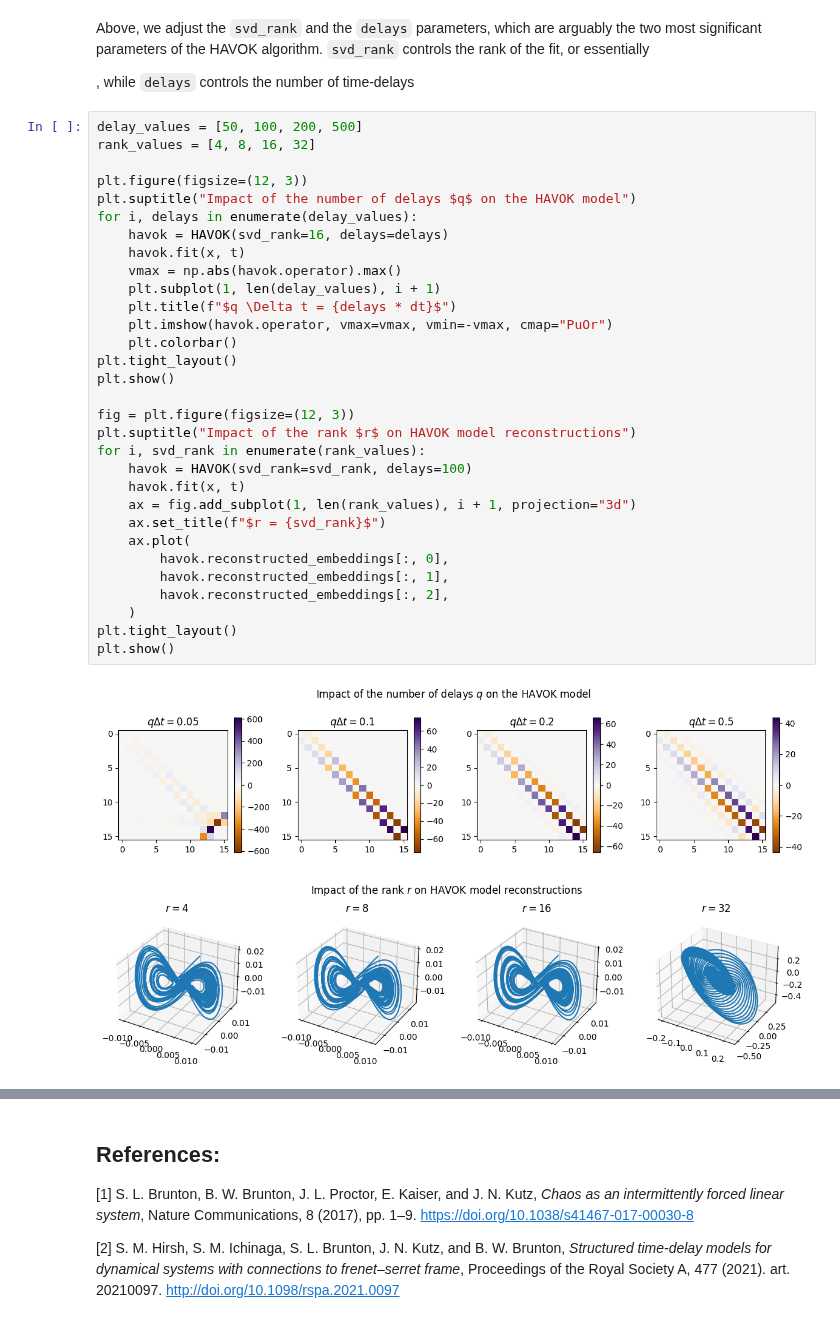
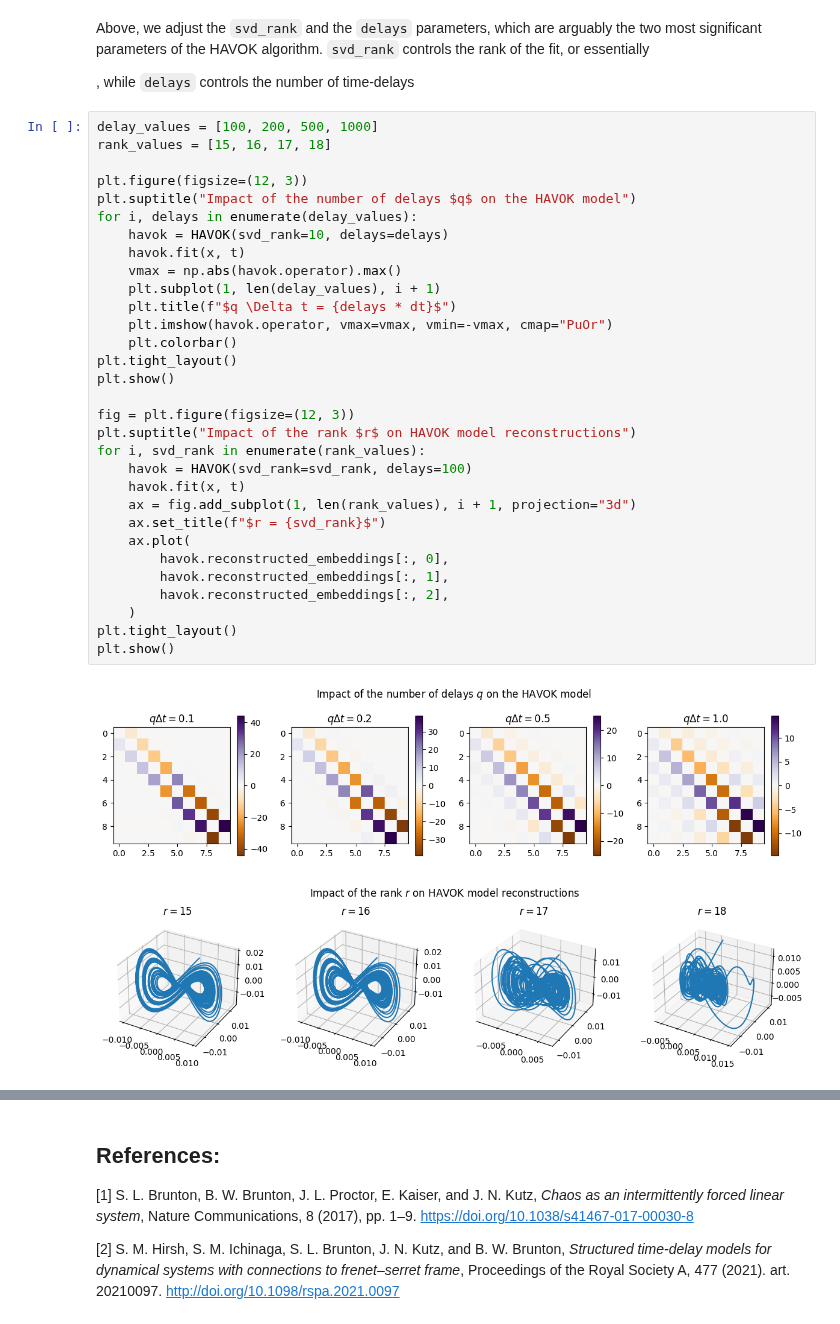
Before and after one commit to PyDMD/PyDMD, a Jupyter notebook: tutorials/tutorial19/tutorial-19-havok.ipynb, the cells around one changed output, grey strips where cells are left out. Cells and saved outputs as stored; diff of their text form.

```diff
--- a/tutorials/tutorial19/tutorial-19-havok.ipynb
+++ b/tutorials/tutorial19/tutorial-19-havok.ipynb
@@ -173,36 +196,36 @@ Above, we adjust the `svd_rank` and the `delays` parameters, which are arguably
 
 , while `delays` controls the number of time-delays
 # %%
-delay_values = [50, 100, 200, 500]
-rank_values = [4, 8, 16, 32]
+delay_values = [100, 200, 500, 1000]
+rank_values = [15, 16, 17, 18]
 
 plt.figure(figsize=(12, 3))
 plt.suptitle("Impact of the number of delays $q$ on the HAVOK model")
 for i, delays in enumerate(delay_values):
-    havok = HAVOK(svd_rank=16, delays=delays)
+    havok = HAVOK(svd_rank=10, delays=delays)
     havok.fit(x, t)
     vmax = np.abs(havok.operator).max()
     plt.subplot(1, len(delay_values), i + 1)
     plt.title(f"$q \Delta t = {delays * dt}$")
     plt.imshow(havok.operator, vmax=vmax, vmin=-vmax, cmap="PuOr")
     plt.colorbar()
 plt.tight_layout()
 plt.show()
 
 fig = plt.figure(figsize=(12, 3))
 plt.suptitle("Impact of the rank $r$ on HAVOK model reconstructions")
 for i, svd_rank in enumerate(rank_values):
     havok = HAVOK(svd_rank=svd_rank, delays=100)
     havok.fit(x, t)
     ax = fig.add_subplot(1, len(rank_values), i + 1, projection="3d")
     ax.set_title(f"$r = {svd_rank}$")
     ax.plot(
         havok.reconstructed_embeddings[:, 0],
         havok.reconstructed_embeddings[:, 1],
         havok.reconstructed_embeddings[:, 2],
     )
 plt.tight_layout()
 plt.show()
 # %% [output]
-[figure, old version]
+[figure, new version]
-[figure, old version]
+[figure, new version]
```
Also changed, not shown: parts of 17 cells of this notebook, 1 other file.
